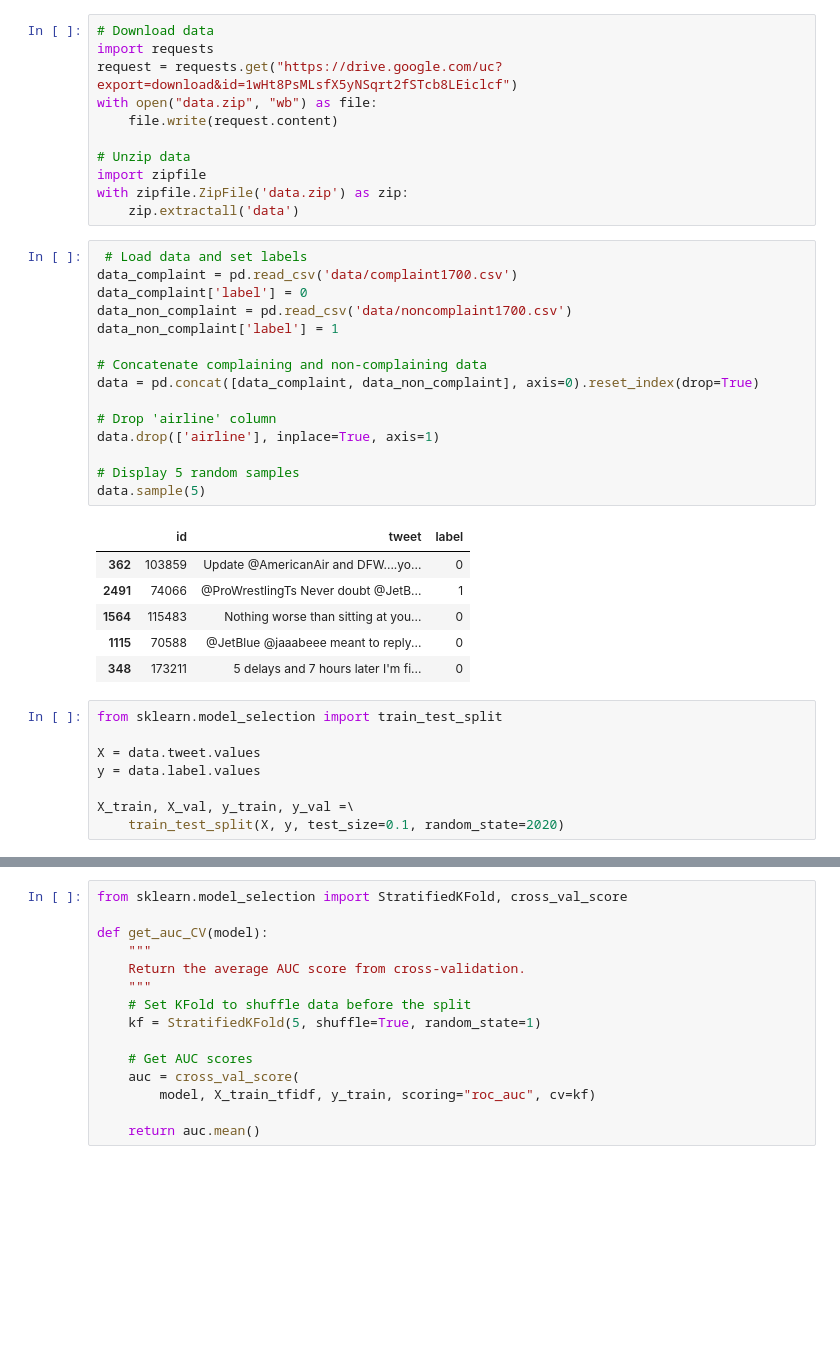
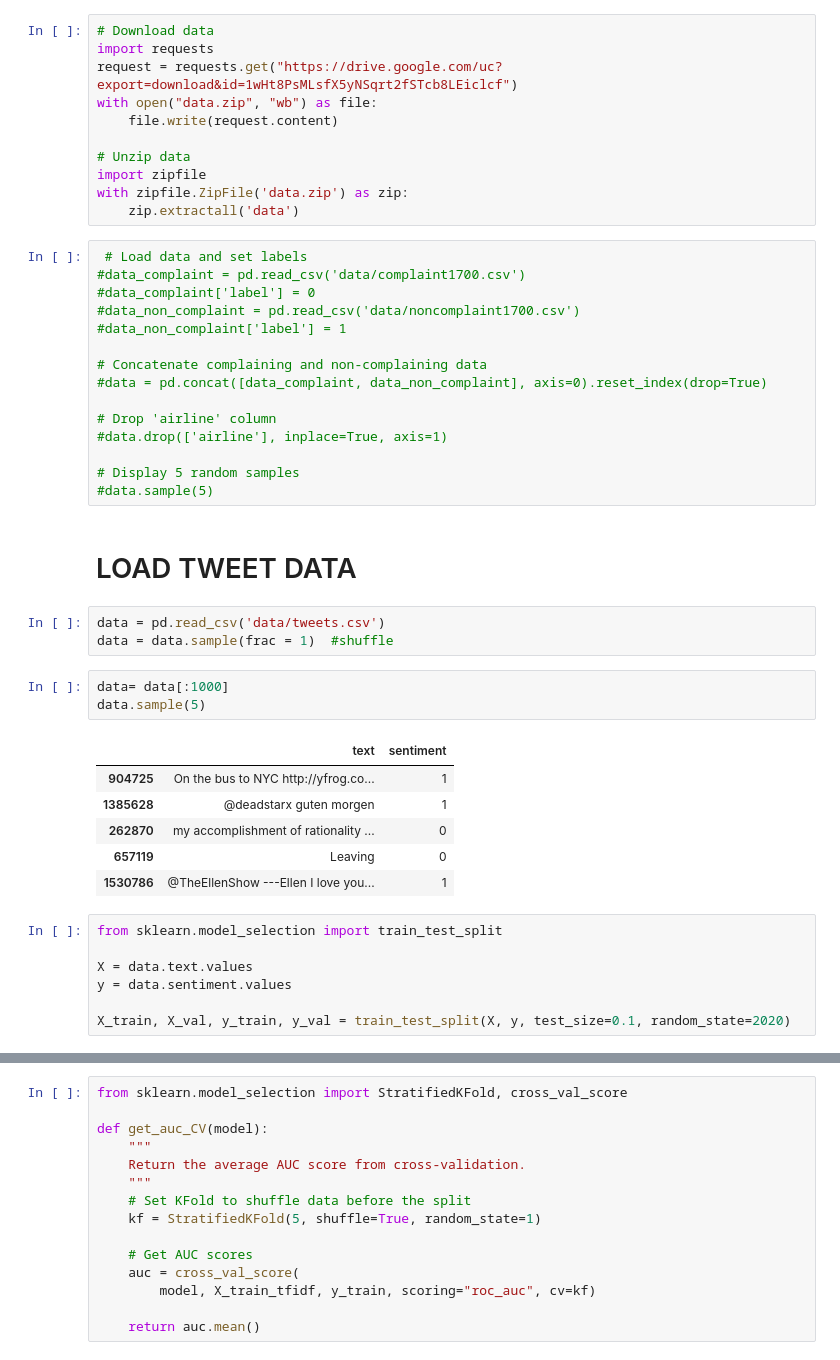
Before and after one commit to Mjodas/tweet-sentiment, a Jupyter notebook: Bert TF.ipynb, the cells around one changed output, grey strips where cells are left out. Saved outputs shown, nothing was run; the diff lists cells and outputs as text; blank space fills up the shorter version.

```diff
--- a/Bert TF.ipynb
+++ b/Bert TF.ipynb
@@ -20,34 +20,41 @@ with zipfile.ZipFile('data.zip') as zip:
     zip.extractall('data')
 # %%
  # Load data and set labels
-data_complaint = pd.read_csv('data/complaint1700.csv')
-data_complaint['label'] = 0
-data_non_complaint = pd.read_csv('data/noncomplaint1700.csv')
-data_non_complaint['label'] = 1
+#data_complaint = pd.read_csv('data/complaint1700.csv')
+#data_complaint['label'] = 0
+#data_non_complaint = pd.read_csv('data/noncomplaint1700.csv')
+#data_non_complaint['label'] = 1
 
 # Concatenate complaining and non-complaining data
-data = pd.concat([data_complaint, data_non_complaint], axis=0).reset_index(drop=True)
+#data = pd.concat([data_complaint, data_non_complaint], axis=0).reset_index(drop=True)
 
 # Drop 'airline' column
-data.drop(['airline'], inplace=True, axis=1)
+#data.drop(['airline'], inplace=True, axis=1)
 
 # Display 5 random samples
-data.sample(5)
+#data.sample(5)
-# %% [output]
-|  | id | tweet | label |
-| 362 | 103859 | Update @AmericanAir and DFW....yo... | 0 |
-| 2491 | 74066 | @ProWrestlingTs Never doubt @JetB... | 1 |
-| 1564 | 115483 | Nothing worse than sitting at you... | 0 |
-| 1115 | 70588 | @JetBlue @jaaabeee meant to reply... | 0 |
-| 348 | 173211 | 5 delays and 7 hours later I'm fi... | 0 |
+# %% [markdown]
+# LOAD TWEET DATA
+# %%
+data = pd.read_csv('data/tweets.csv')
+data = data.sample(frac = 1)  #shuffle
+# %%
+data= data[:1000]
+data.sample(5)
+# %% [output]
+|  | text | sentiment |
+| 904725 | On the bus to NYC http://yfrog.co... | 1 |
+| 1385628 | @deadstarx guten morgen | 1 |
+| 262870 | my accomplishment of rationality ... | 0 |
+| 657119 | Leaving | 0 |
+| 1530786 | @TheEllenShow ---Ellen I love you... | 1 |
 # %%
 from sklearn.model_selection import train_test_split
 
-X = data.tweet.values
-y = data.label.values
+X = data.text.values
+y = data.sentiment.values
 
-X_train, X_val, y_train, y_val =\
-    train_test_split(X, y, test_size=0.1, random_state=2020)
+X_train, X_val, y_train, y_val = train_test_split(X, y, test_size=0.1, random_state=2020)
 # %%
 # Load test data
 test_data = pd.read_csv('data/test_data.csv')
```
Also changed, not shown: parts of 18 cells of this notebook.
